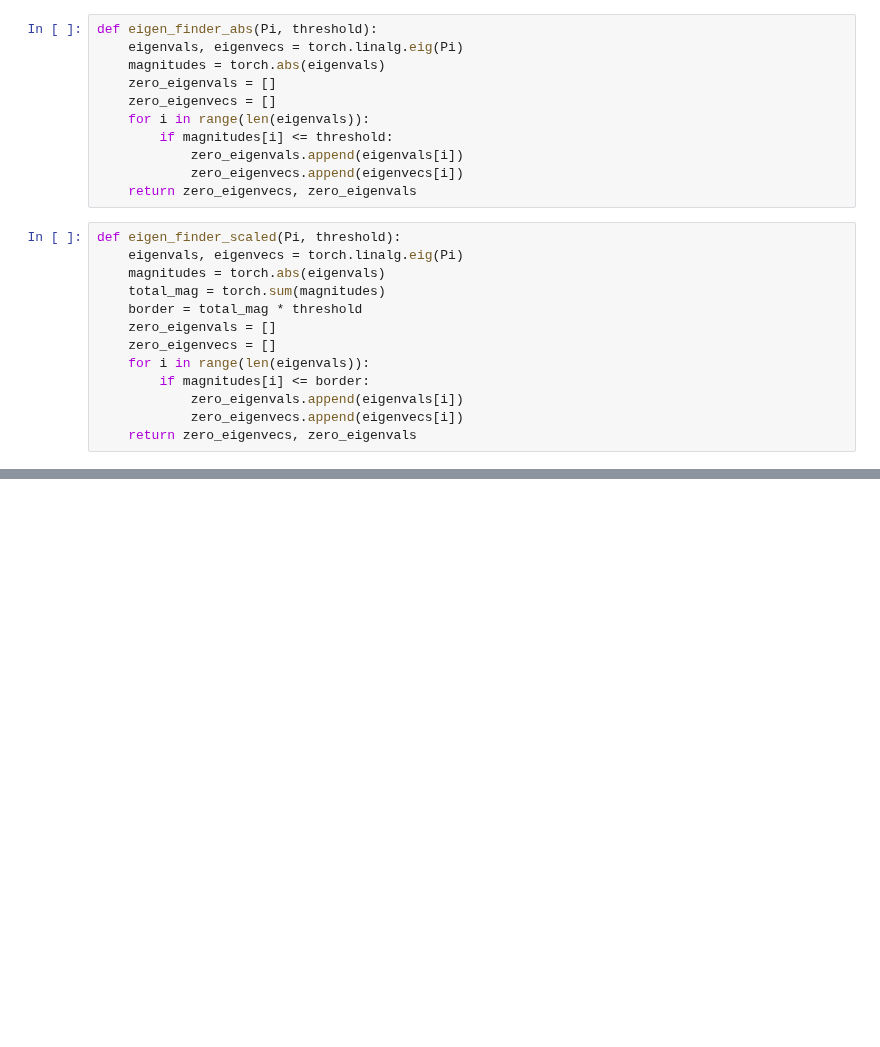
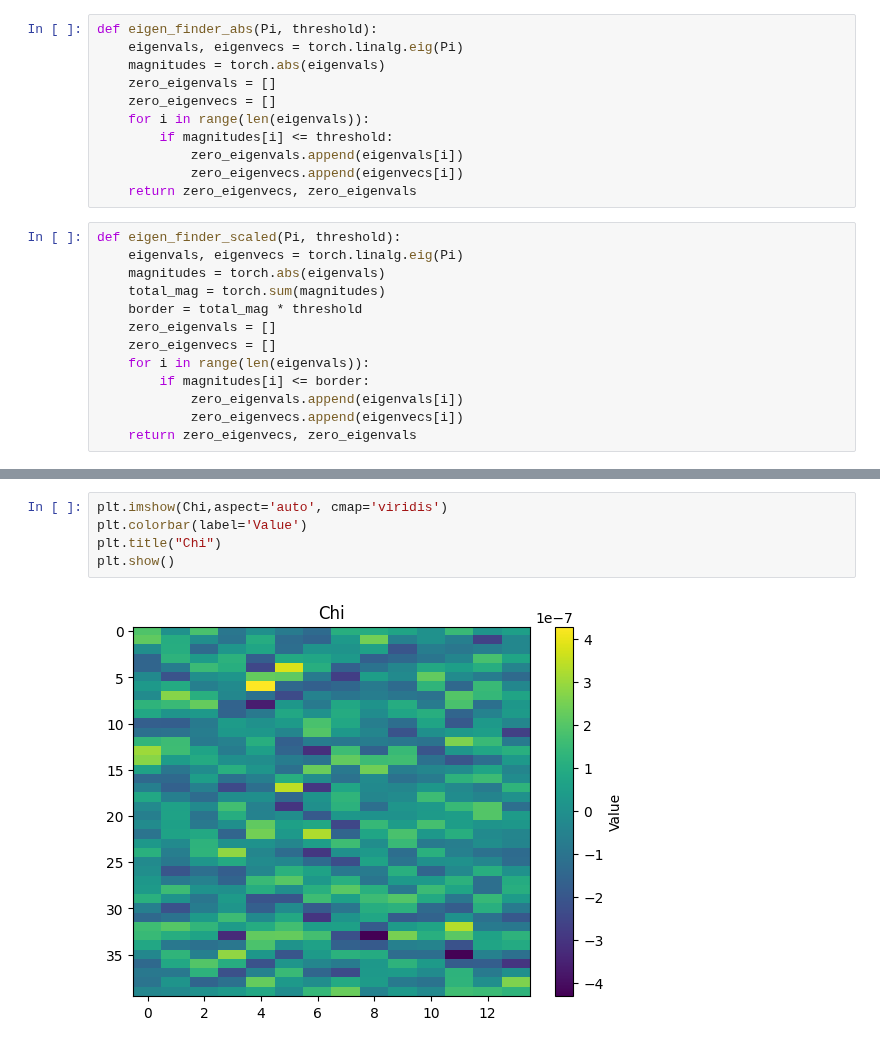
Before and after one commit to Isaac-Miles-Fine/GETLM_L96, a Jupyter notebook: GIETLM.ipynb, the cells around one changed output, grey strips where cells are left out. Saved outputs shown, nothing was run; the diff lists cells and outputs as text; blank space fills up the shorter version.

```diff
--- a/GIETLM.ipynb
+++ b/GIETLM.ipynb
@@ -158,0 +350,7 @@ def GETLM_generator(ensemble_size, sd, x_out, model_parameters, model, stencil_m
+# %%
+plt.imshow(Chi,aspect='auto', cmap='viridis')
+plt.colorbar(label='Value')
+plt.title("Chi")
+plt.show()
+# %% [output]
+[figure, added]
```
Also changed, not shown: parts of 31 cells of this notebook, 10 other files.
